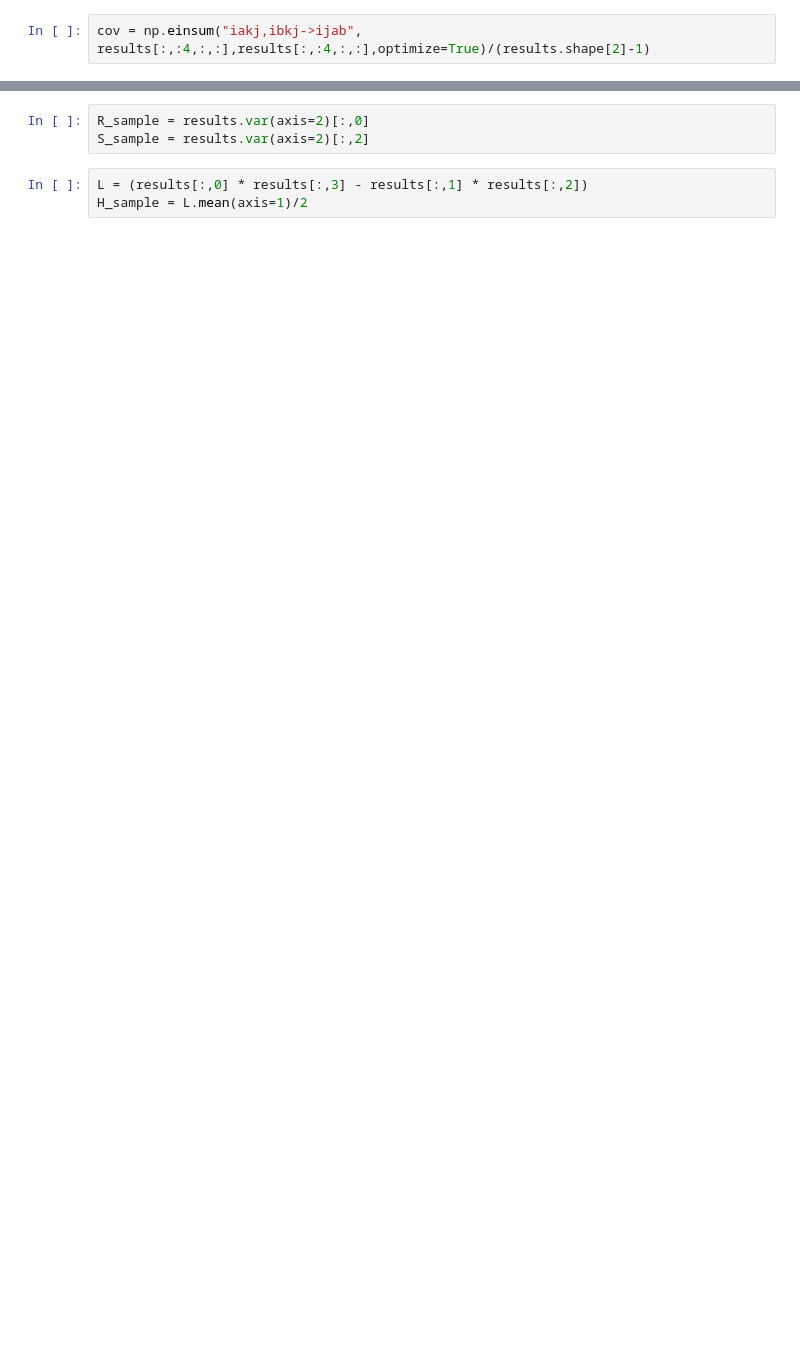
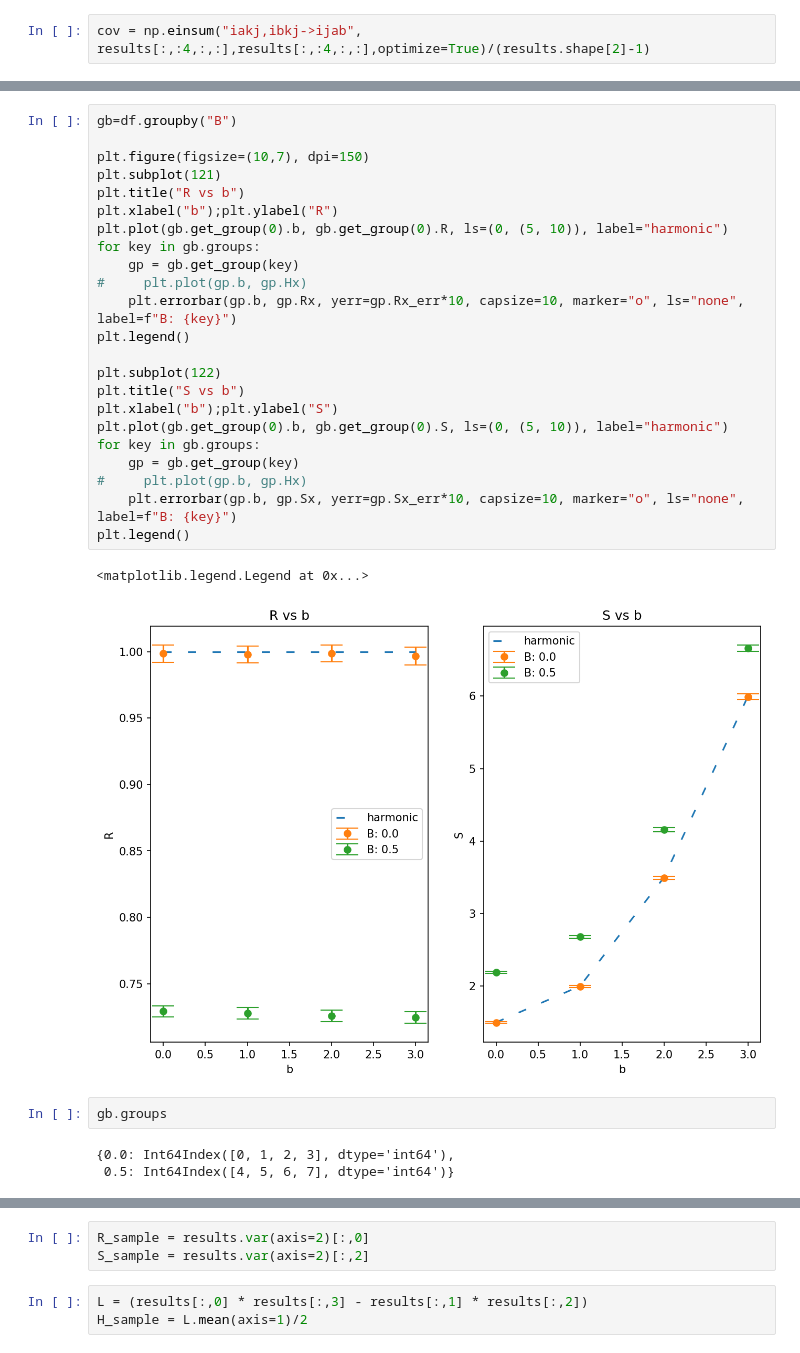
Before and after one commit to ashmat98/nsolve-sde, a Jupyter notebook: 2d check theory only memory.ipynb, the cells around one changed output, grey strips where cells are left out. Cells and saved outputs as stored; diff of their text form; blank space fills up the shorter version.

```diff
--- a/2d check theory only memory.ipynb
+++ b/2d check theory only memory.ipynb
@@ -77,0 +153,31 @@ plt.plot(cov[1,:,1,2]);
+# %%
+gb=df.groupby("B")
+
+plt.figure(figsize=(10,7), dpi=150)
+plt.subplot(121)
+plt.title("R vs b")
+plt.xlabel("b");plt.ylabel("R")
+plt.plot(gb.get_group(0).b, gb.get_group(0).R, ls=(0, (5, 10)), label="harmonic")
+for key in gb.groups:
+    gp = gb.get_group(key)
+#     plt.plot(gp.b, gp.Hx)
+    plt.errorbar(gp.b, gp.Rx, yerr=gp.Rx_err*10, capsize=10, marker="o", ls="none", label=f"B: {key}")
+plt.legend()
+
+plt.subplot(122)
+plt.title("S vs b")
+plt.xlabel("b");plt.ylabel("S")
+plt.plot(gb.get_group(0).b, gb.get_group(0).S, ls=(0, (5, 10)), label="harmonic")
+for key in gb.groups:
+    gp = gb.get_group(key)
+#     plt.plot(gp.b, gp.Hx)
+    plt.errorbar(gp.b, gp.Sx, yerr=gp.Sx_err*10, capsize=10, marker="o", ls="none", label=f"B: {key}")
+plt.legend()
+# %% [output]
+<matplotlib.legend.Legend at 0x...>
+[figure, added]
+# %%
+gb.groups
+# %% [output]
+{0.0: Int64Index([0, 1, 2, 3], dtype='int64'),
+ 0.5: Int64Index([4, 5, 6, 7], dtype='int64')}
```
Also changed, not shown: parts of 36 cells of this notebook, 3 other files.
